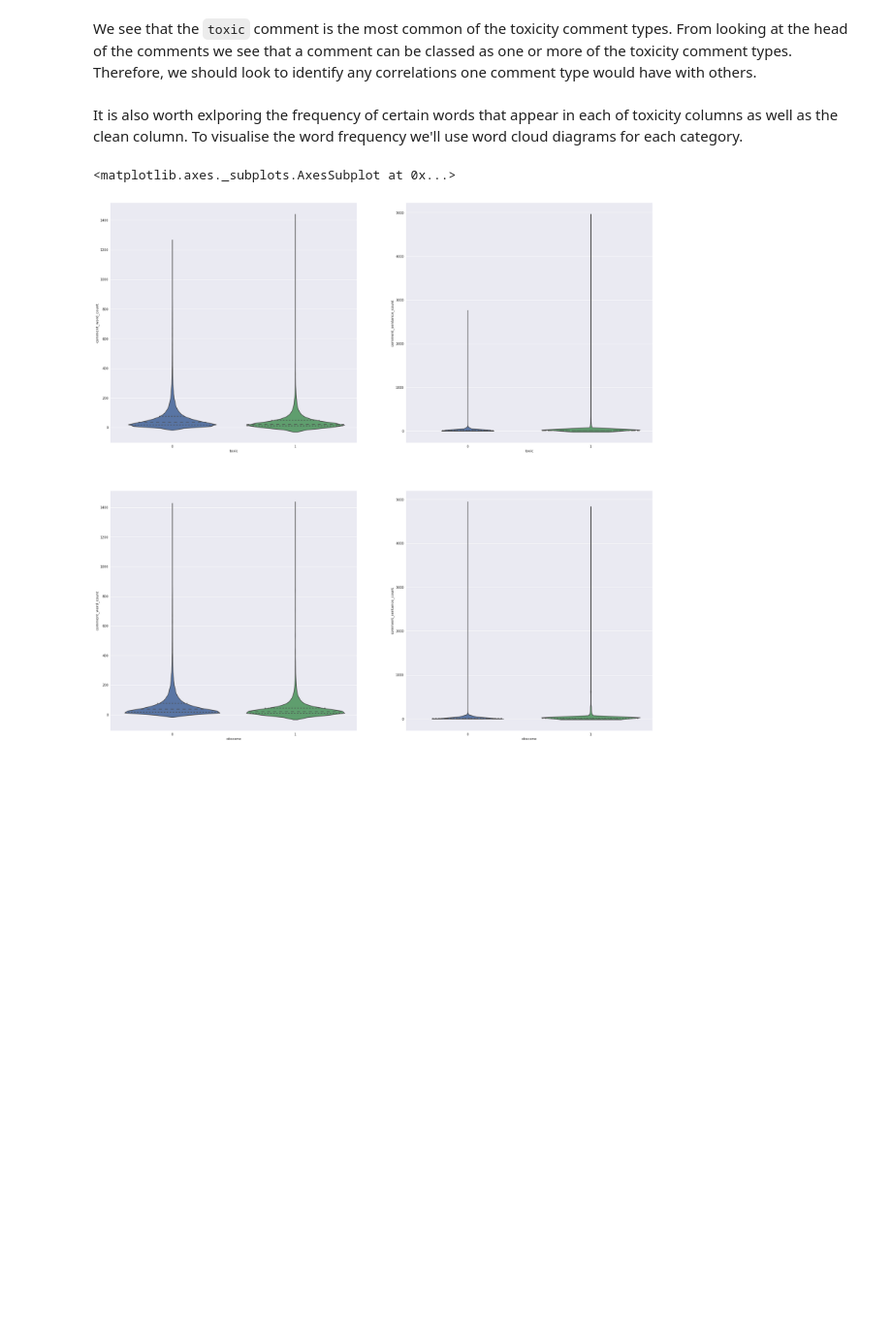
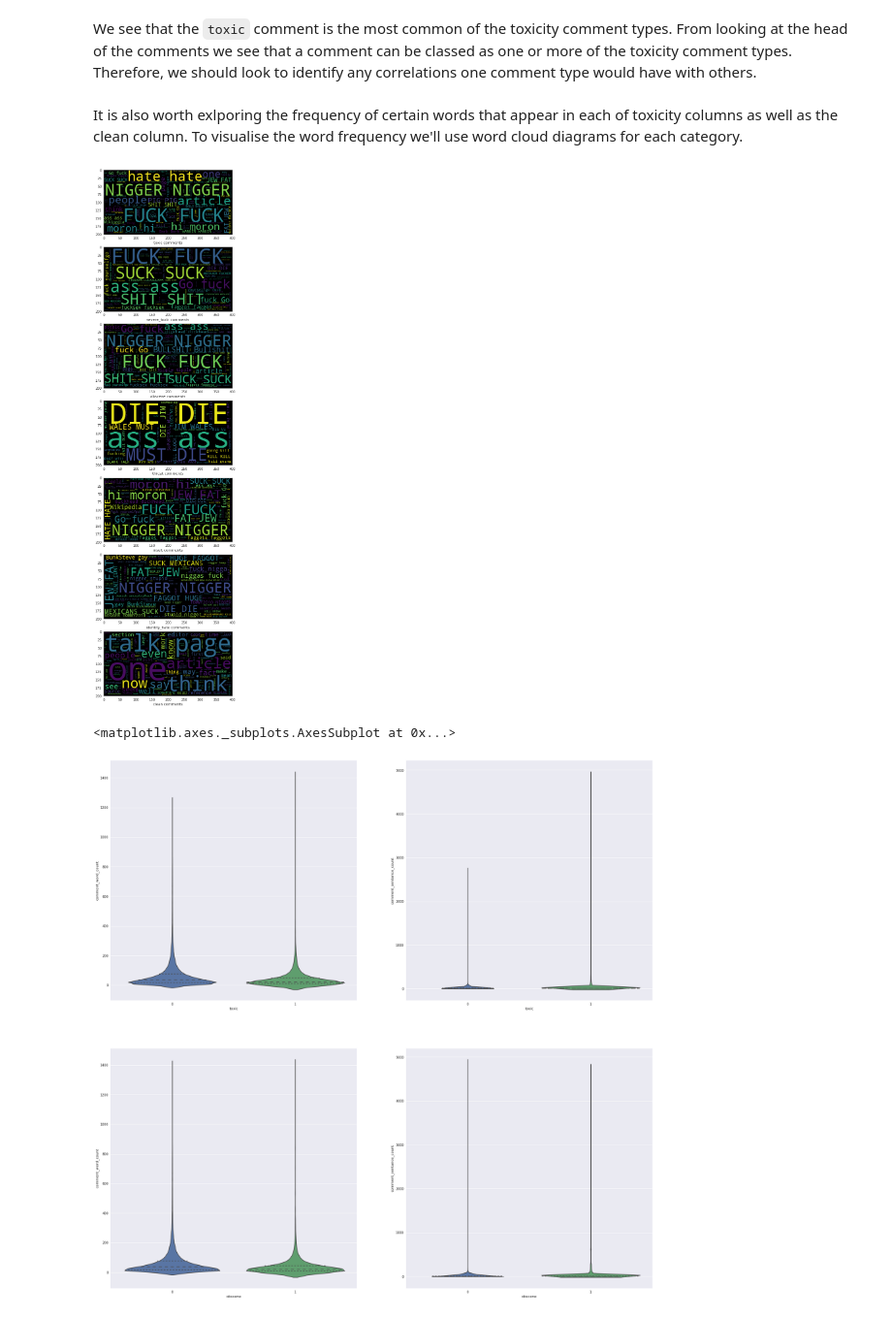
Before and after one commit to stephenoken/Toxic-Comment-Classifier, a Jupyter notebook: toxic_comment_classifier.ipynb, the cells around one changed output. Shown at 97% size. Saved outputs shown, nothing was run; the diff lists cells and outputs as text; code cells hidden in the pictures; blank space fills up the shorter version.

```diff
--- a/toxic_comment_classifier.ipynb
+++ b/toxic_comment_classifier.ipynb
@@ -178,24 +178,26 @@ It is also worth exlporing the frequency of certain words that appear in each of
 # %%
 def concat_strings(label):
     string_io = StringIO()
     comments = temp_data[temp_data[label] == 1].comment_text
     comments.apply(lambda x: string_io.write(str(x)))
     text = string_io.getvalue()
     string_io.close()
     return text
 
-# fig = plt.figure(figsize=(20,30))
+fig = plt.figure(figsize=(20,30))
 
-# for i, label in enumerate(labels):
-#     text = concat_strings(label)
-#     wordcloud = WordCloud().generate(text)
-#     wordcloud = WordCloud(max_words=len(text), relative_scaling=.5).generate(text)
-#     fig.add_subplot(7, 1, i + 1)
-#     plt.imshow(wordcloud)
-#     plt.xlabel("{} comments".format(label))
+for i, label in enumerate(labels):
+    text = concat_strings(label)
+    wordcloud = WordCloud().generate(text)
+    wordcloud = WordCloud(max_words=len(text), relative_scaling=.5).generate(text)
+    fig.add_subplot(7, 1, i + 1)
+    plt.imshow(wordcloud)
+    plt.xlabel("{} comments".format(label))
 
 
-# plt.show()
+plt.show()
+# %% [output]
+[figure, added]
 # %%
 # str.isupper(temp_data["comment_text"].iloc[6])
 
```
Also changed, not shown: parts of 5 cells of this notebook, 1 other file.
